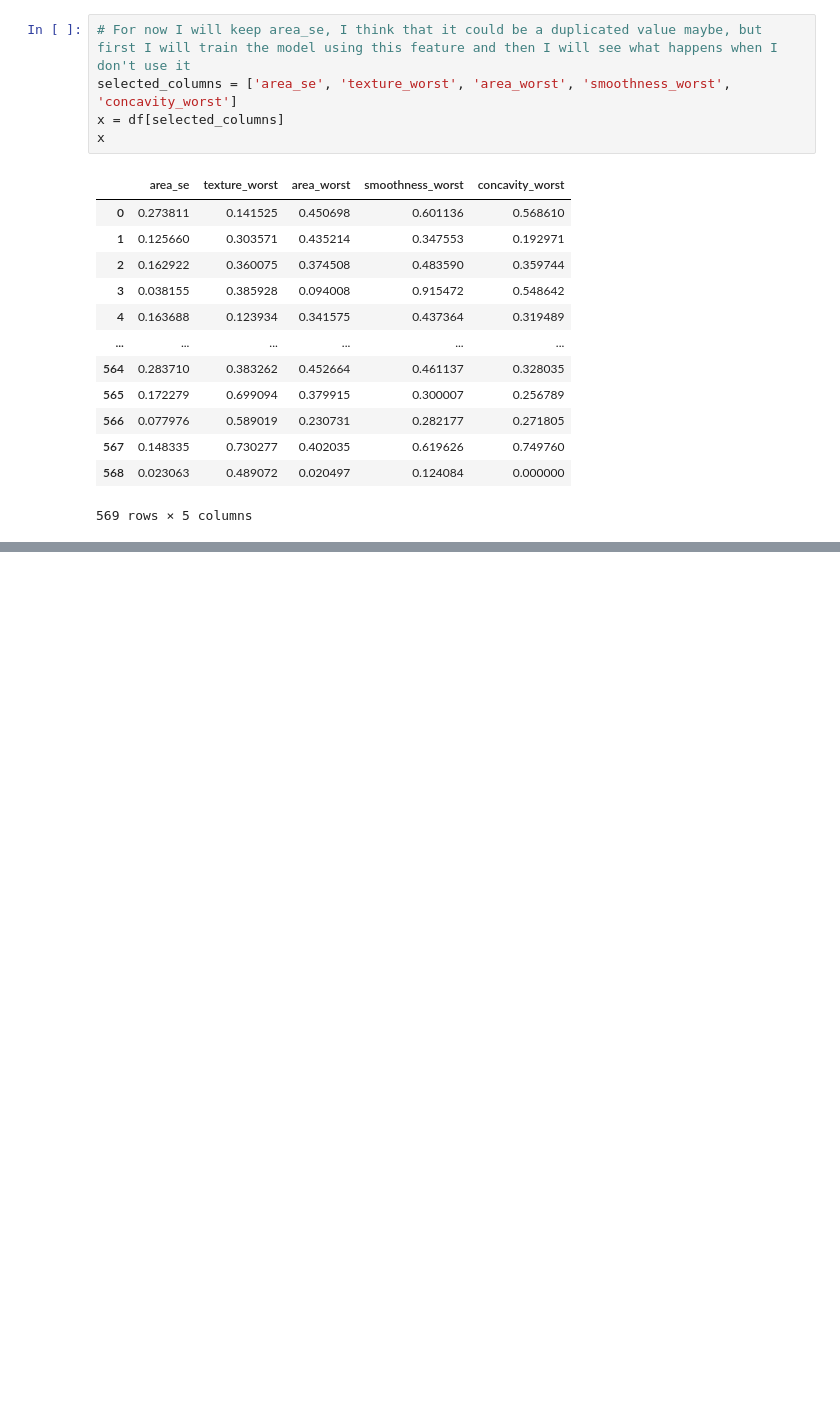
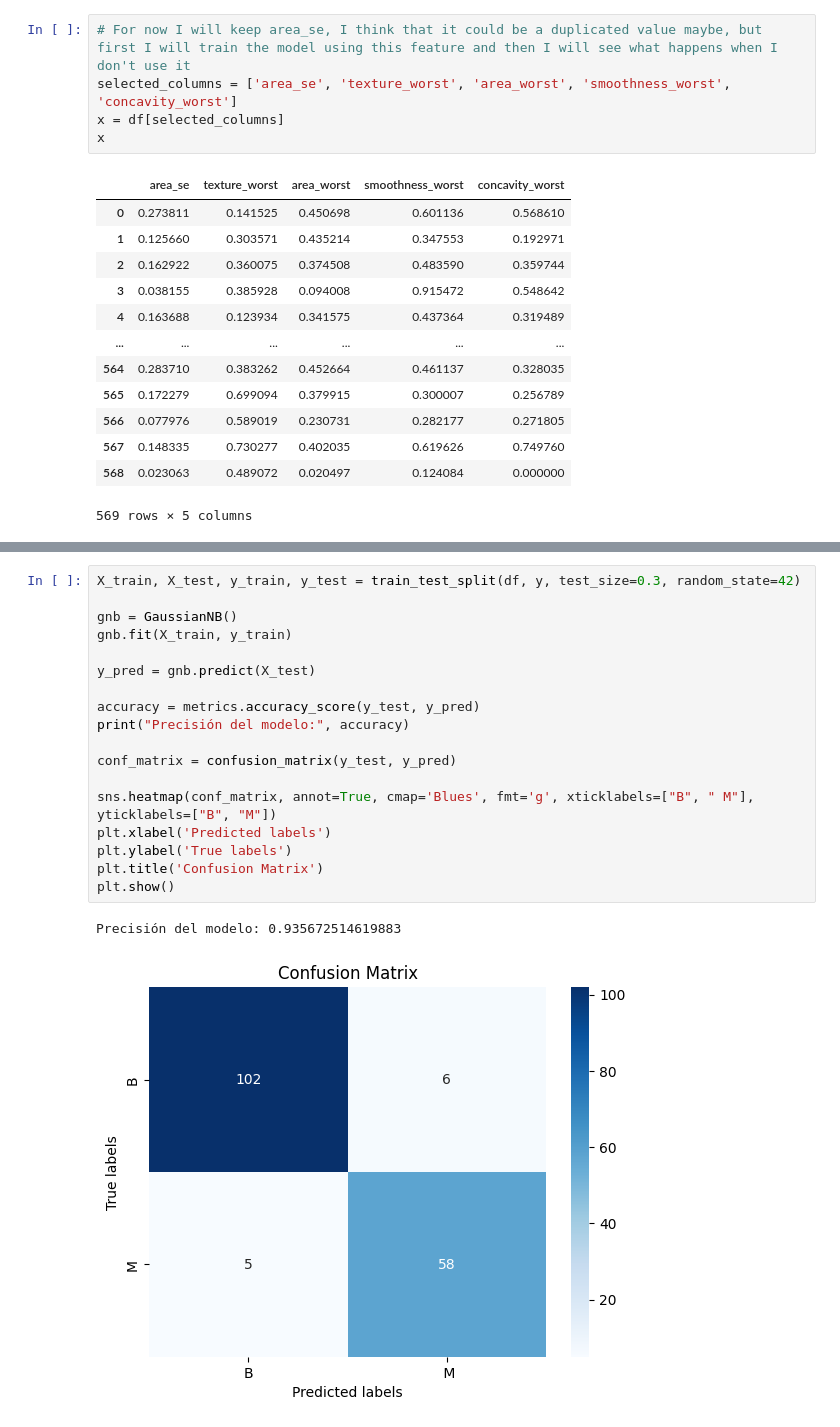
Before and after one commit to SergioManuelJob/BreastCancer-NaiveBayes, a Jupyter notebook: Breast_Cancer_NaiveBayes.ipynb, the cells around one changed output, grey strips where cells are left out. Drawn from its saved outputs; the diff is of its cells as text; blank space fills up the shorter version.

```diff
--- a/Breast_Cancer_NaiveBayes.ipynb
+++ b/Breast_Cancer_NaiveBayes.ipynb
@@ -314,0 +369,21 @@ Now we are going to train the model
+# %%
+X_train, X_test, y_train, y_test = train_test_split(df, y, test_size=0.3, random_state=42)
+
+gnb = GaussianNB()
+gnb.fit(X_train, y_train)
+
+y_pred = gnb.predict(X_test)
+
+accuracy = metrics.accuracy_score(y_test, y_pred)
+print("Precisión del modelo:", accuracy)
+
+conf_matrix = confusion_matrix(y_test, y_pred)
+
+sns.heatmap(conf_matrix, annot=True, cmap='Blues', fmt='g', xticklabels=["B", " M"], yticklabels=["B", "M"])
+plt.xlabel('Predicted labels')
+plt.ylabel('True labels')
+plt.title('Confusion Matrix')
+plt.show()
+# %% [output]
+Precisión del modelo: 0.935672514619883
+[figure, added]
```
Also changed, not shown: parts of 12 cells of this notebook.
